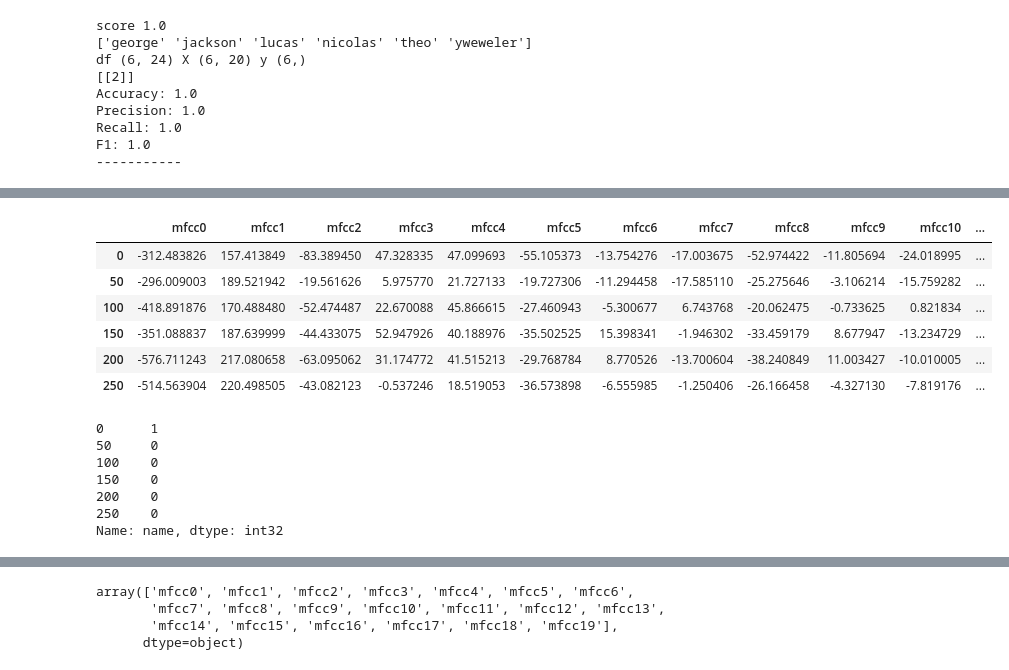
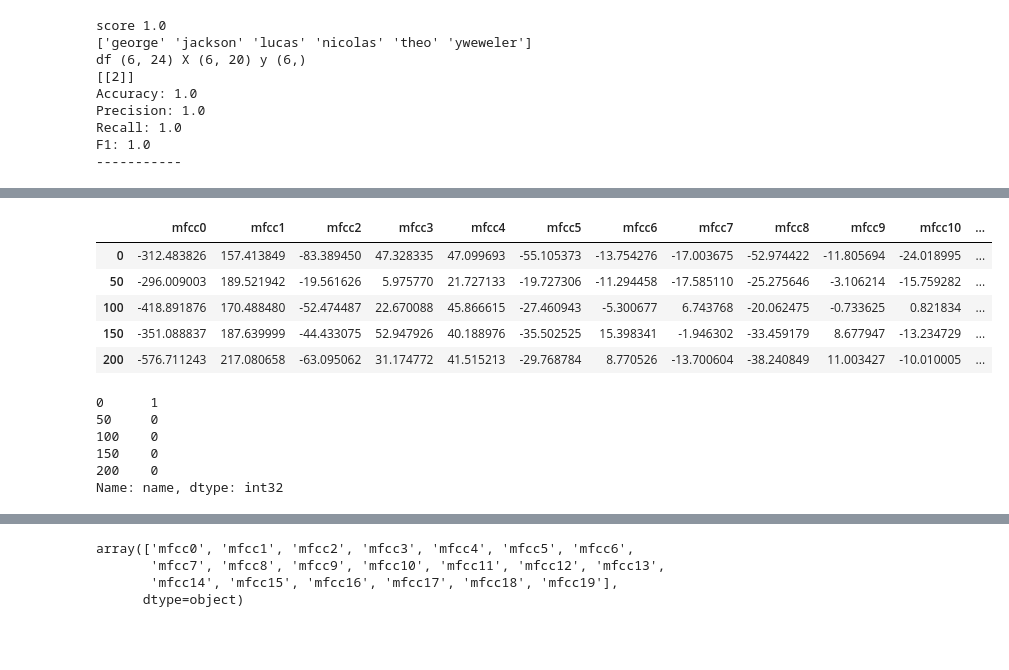
Before and after one commit to victorbeltranjimenez/PR-Final, a Jupyter notebook: Pruebas_num_iteraciones.ipynb, the cells around one changed output, grey strips where cells are left out. Cells and saved outputs as stored; diff of their text form; code cells hidden in the pictures; blank space fills up the shorter version.

```diff
--- a/Pruebas_num_iteraciones.ipynb
+++ b/Pruebas_num_iteraciones.ipynb
@@ -579,0 +582,35 @@ F1: 1.0
+# %%
+H = 6
+N = 5
+R = 1
+filter_name_list = name_list
+eval = []
+sospechoso = 'george'
+eval_prov = []
+
+df = df_base[df_base.name.isin(filter_name_list)]
+df = df[df.Number < 5]
+df = df[df.rep < 2]
+df['name'] = np.where(df['name'] == f'{sospechoso}', 1, 0)
+X = df.drop(columns = ['name','File','Number','rep'])
+y = df['name']
+X_train, X_test, y_train, y_test = train_test_split(X, y, test_size = 0.2, random_state=5)
+log_reg.fit(X_train, y_train)
+y_pred=log_reg.predict(X_test)
+print('score',log_reg.score(X_test, y_test))
+print(filter_name_list)
+print('df',df.shape, 'X', X.shape, 'y', y.shape)
+y_pred = log_reg.predict(X_test)
+cnf_matrix = metrics.confusion_matrix(y_test, y_pred)
+print(cnf_matrix)
+print("Accuracy:",metrics.accuracy_score(y_test, y_pred))
+print("Precision:",metrics.precision_score(y_test, y_pred, zero_division=True))
+print("Recall:",metrics.recall_score(y_test, y_pred, zero_division=True))
+print("F1:",metrics.f1_score(y_test, y_pred, zero_division=True))
+eval_prov.extend([filter_name_list, log_reg.score(X_test, y_test), metrics.accuracy_score(y_test, y_pred), metrics.precision_score(y_test, y_pred, zero_division=True), metrics.recall_score(y_test, y_pred, zero_division=True), metrics.f1_score(y_test, y_pred, zero_division=True)])
+eval.append(eval_prov)
+print('-----------')
+filter_name_list = [] #<--------------reset
+
+# DF con los resultados
+df2_5_1 = pd.DataFrame(eval, columns= ['Names', 'Score', 'Accuracy', 'Precision', 'Recall', 'F1'])
@@ -580,22 +628,20 @@ F1: 1.0
 # %%
-X
+X.head()
 # %% [output]
 |  | mfcc0 | mfcc1 | mfcc2 | mfcc3 | mfcc4 | mfcc5 | mfcc6 | mfcc7 | mfcc8 | mfcc9 | mfcc10 | ... |
 | 0 | -312.483826 | 157.413849 | -83.389450 | 47.328335 | 47.099693 | -55.105373 | -13.754276 | -17.003675 | -52.974422 | -11.805694 | -24.018995 | ... |
 | 50 | -296.009003 | 189.521942 | -19.561626 | 5.975770 | 21.727133 | -19.727306 | -11.294458 | -17.585110 | -25.275646 | -3.106214 | -15.759282 | ... |
 | 100 | -418.891876 | 170.488480 | -52.474487 | 22.670088 | 45.866615 | -27.460943 | -5.300677 | 6.743768 | -20.062475 | -0.733625 | 0.821834 | ... |
 | 150 | -351.088837 | 187.639999 | -44.433075 | 52.947926 | 40.188976 | -35.502525 | 15.398341 | -1.946302 | -33.459179 | 8.677947 | -13.234729 | ... |
 | 200 | -576.711243 | 217.080658 | -63.095062 | 31.174772 | 41.515213 | -29.768784 | 8.770526 | -13.700604 | -38.240849 | 11.003427 | -10.010005 | ... |
-| 250 | -514.563904 | 220.498505 | -43.082123 | -0.537246 | 18.519053 | -36.573898 | -6.555985 | -1.250406 | -26.166458 | -4.327130 | -7.819176 | ... |
 # %%
-y
+y.head()
 # %% [output]
 0      1
 50     0
 100    0
 150    0
 200    0
-250    0
 Name: name, dtype: int32
 # %%
 X_test
```
Also changed, not shown: parts of 12 cells of this notebook, 7 other files.
